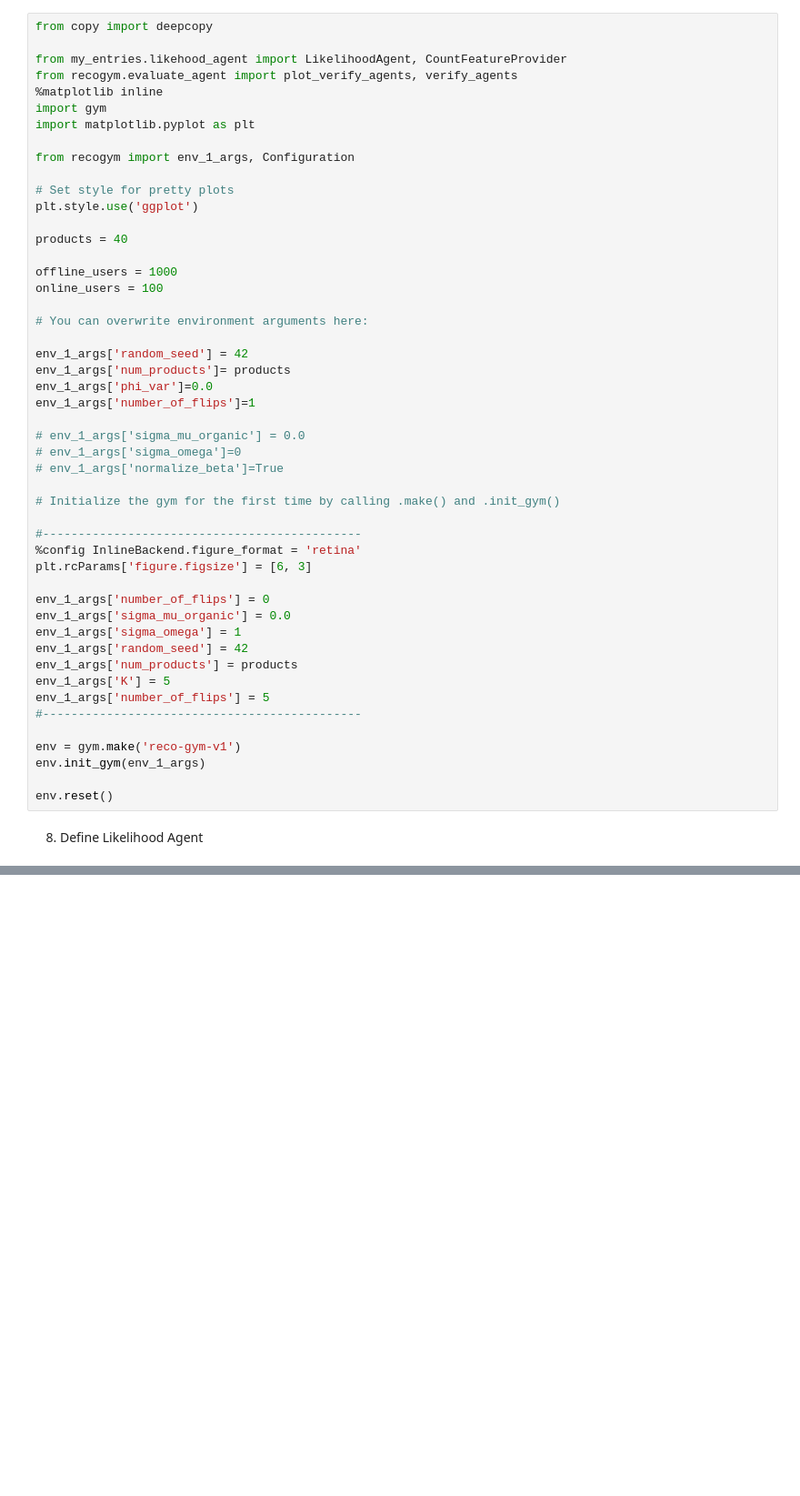
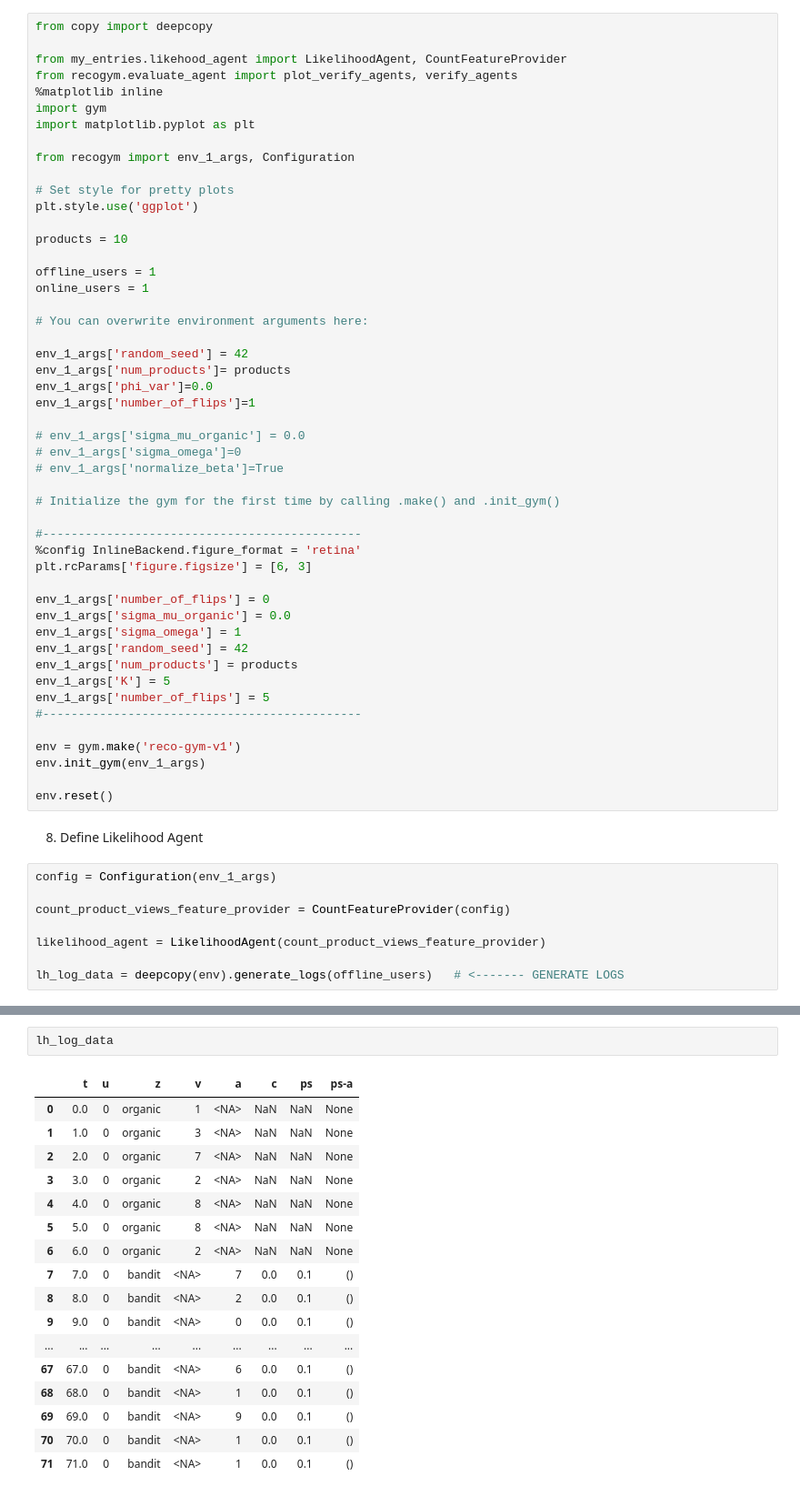
Before and after one commit to mindis/rnd-reco-gym, a Jupyter notebook: - My Likelihood Agent.ipynb, the cells around one changed output, grey strips where cells are left out. Shown: that part at 91% size. Drawn from its saved outputs; the diff is of its cells as text; blank space fills up the shorter version.

```diff
--- a/- My Likelihood Agent.ipynb
+++ b/- My Likelihood Agent.ipynb
@@ -14,10 +14,10 @@ from recogym import env_1_args, Configuration
 # Set style for pretty plots
 plt.style.use('ggplot')
 
-products = 40
+products = 10
 
-offline_users = 1000
-online_users = 100
+offline_users = 1
+online_users = 1
 
 # You can overwrite environment arguments here:
 
@@ -51,3 +51,11 @@ env.init_gym(env_1_args)
 env.reset()
 # %% [markdown]
 8. Define Likelihood Agent
+# %%
+config = Configuration(env_1_args)
+
+count_product_views_feature_provider = CountFeatureProvider(config)
+
+likelihood_agent = LikelihoodAgent(count_product_views_feature_provider)
+
+lh_log_data = deepcopy(env).generate_logs(offline_users)   # <------- GENERATE LOGS
@@ -54 +66,21 @@ env.reset()
+# %%
+lh_log_data
+# %% [output]
+|  | t | u | z | v | a | c | ps | ps-a |
+| 0 | 0.0 | 0 | organic | 1 | <NA> | NaN | NaN | None |
+| 1 | 1.0 | 0 | organic | 3 | <NA> | NaN | NaN | None |
+| 2 | 2.0 | 0 | organic | 7 | <NA> | NaN | NaN | None |
+| 3 | 3.0 | 0 | organic | 2 | <NA> | NaN | NaN | None |
+| 4 | 4.0 | 0 | organic | 8 | <NA> | NaN | NaN | None |
+| 5 | 5.0 | 0 | organic | 8 | <NA> | NaN | NaN | None |
+| 6 | 6.0 | 0 | organic | 2 | <NA> | NaN | NaN | None |
+| 7 | 7.0 | 0 | bandit | <NA> | 7 | 0.0 | 0.1 | () |
+| 8 | 8.0 | 0 | bandit | <NA> | 2 | 0.0 | 0.1 | () |
+| 9 | 9.0 | 0 | bandit | <NA> | 0 | 0.0 | 0.1 | () |
+| ... | ... | ... | ... | ... | ... | ... | ... | ... |
+| 67 | 67.0 | 0 | bandit | <NA> | 6 | 0.0 | 0.1 | () |
+| 68 | 68.0 | 0 | bandit | <NA> | 1 | 0.0 | 0.1 | () |
+| 69 | 69.0 | 0 | bandit | <NA> | 9 | 0.0 | 0.1 | () |
+| 70 | 70.0 | 0 | bandit | <NA> | 1 | 0.0 | 0.1 | () |
+| 71 | 71.0 | 0 | bandit | <NA> | 1 | 0.0 | 0.1 | () |
 # %%
```
Also changed, not shown: parts of 9 cells of this notebook, 2 other files.
